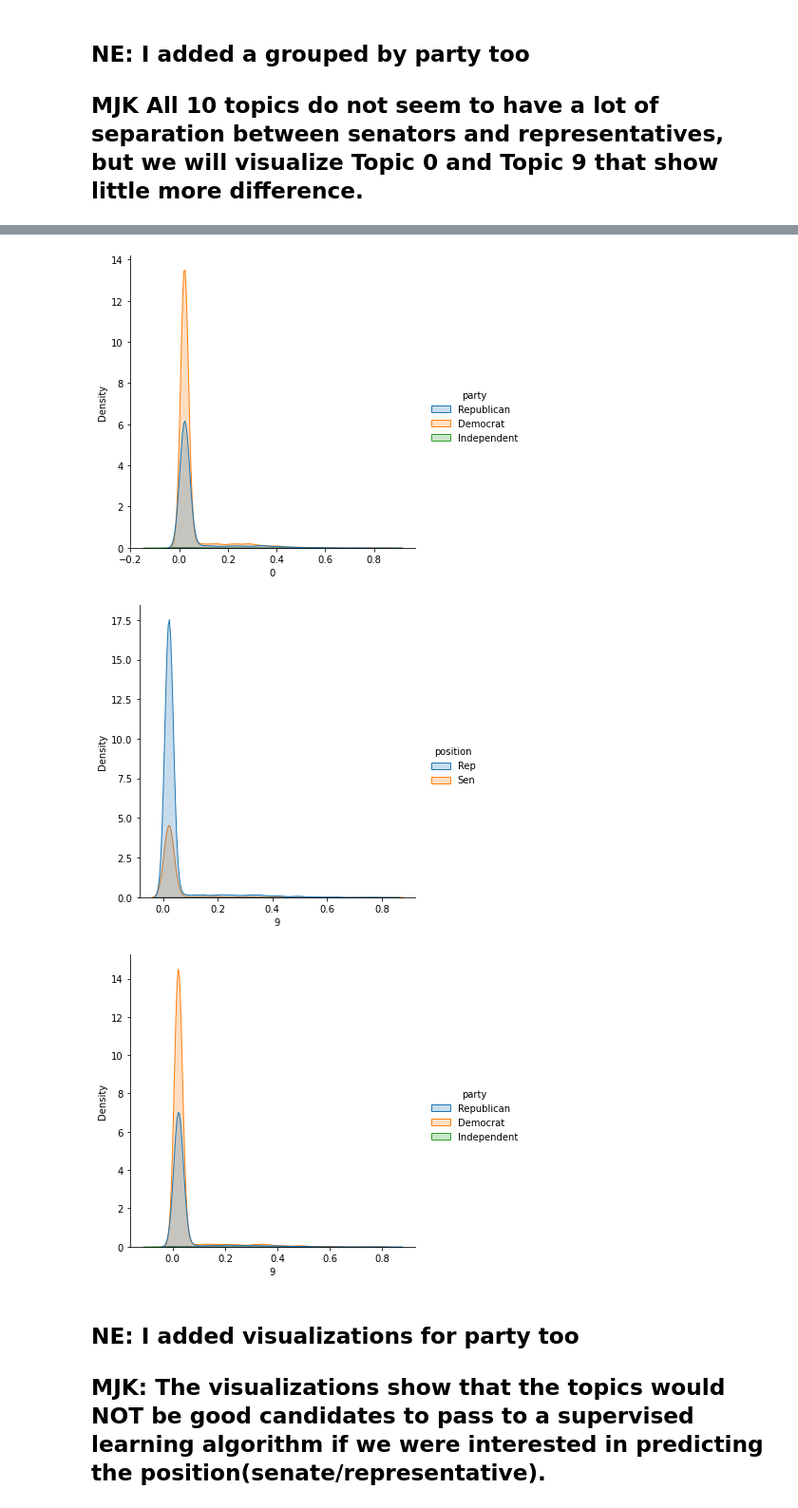
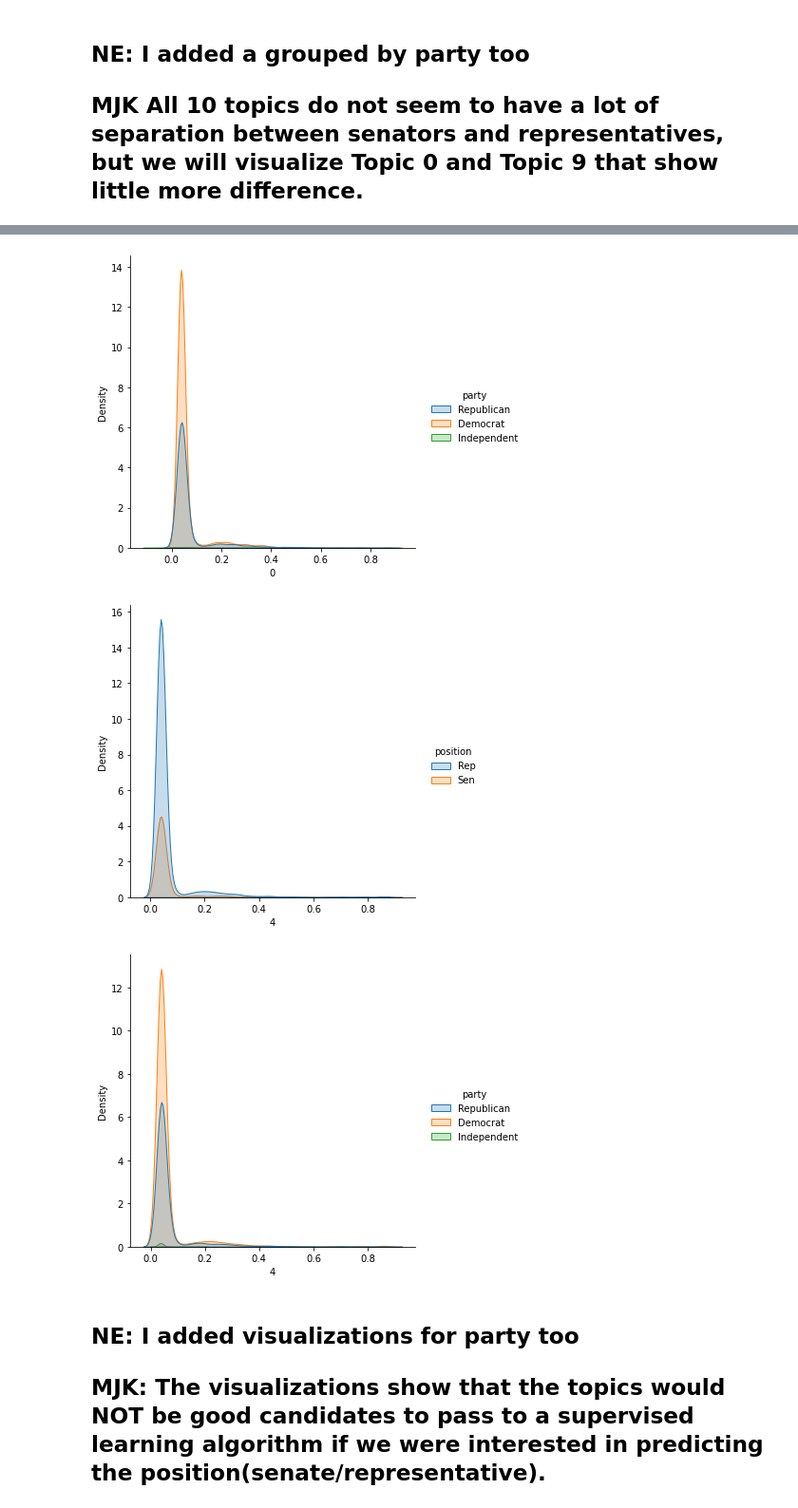
Before and after one commit to neldeeb7/CSS_Project5_Team3_Spring2022, a Jupyter notebook: Project 5 Student.ipynb, the cells around one changed output, grey strips where cells are left out. Shown: that part at 95% size. Cells and saved outputs as stored; diff of their text form; code cells hidden in the pictures.

```diff
--- a/Project 5 Student.ipynb
+++ b/Project 5 Student.ipynb
@@ -55,8 +55,8 @@ from wordcloud import WordCloud, STOPWORDS, ImageColorGenerator
 from sklearn.decomposition import LatentDirichletAllocation
 # %%
 #import file
-congress_tweets = pd.read_csv("C://Users/mjkeh/CSS_Project5_Team3_Spring2022/data/116th Congressional Tweets and Demographics.csv")
-#congress_tweets = pd.read_csv("/Users/neldeeb/Desktop/Spring 2022/Comp Social Sci - 273/Projects/Computational Social Science Project 5/data/116th Congressional Tweets and Demographics.csv")
+#congress_tweets = pd.read_csv("C://Users/mjkeh/CSS_Project5_Team3_Spring2022/data/116th Congressional Tweets and Demographics.csv")
+congress_tweets = pd.read_csv("/Users/neldeeb/Desktop/Spring 2022/Comp Social Sci - 273/Projects/Computational Social Science Project 5/data/116th Congressional Tweets and Demographics.csv")
 congress_tweets.head()
 # %% [output]
 |  | tweet_id | screen_name | datetime | text | name_wikipedia | position | joined_congress_date | birthday | ... |
@@ -466,19 +543,19 @@ plt.show()
 sns.displot(df_w_topics, x=df_w_topics[0], hue = "party", kind = 'kde', fill = 'true')
 plt.show()
 # %% [output]
-[figure, old version]
+[figure, new version]
 # %%
 # Visualization- Topic 9 - for position
-sns.displot(df_w_topics, x=df_w_topics[9], hue = "position", kind = 'kde', fill = 'true')
+sns.displot(df_w_topics, x=df_w_topics[4], hue = "position", kind = 'kde', fill = 'true')
 plt.show()
 # %% [output]
-[figure, old version]
+[figure, new version]
 # %%
 # Visualization- Topic 9 - for party
-sns.displot(df_w_topics, x=df_w_topics[9], hue = "party", kind = 'kde', fill = 'true')
+sns.displot(df_w_topics, x=df_w_topics[4], hue = "party", kind = 'kde', fill = 'true')
 plt.show()
 # %% [output]
-[figure, old version]
+[figure, new version]
 # %% [markdown]
 ## NE: I added visualizations for party too
 
```
Also changed, not shown: parts of 19 cells of this notebook.
